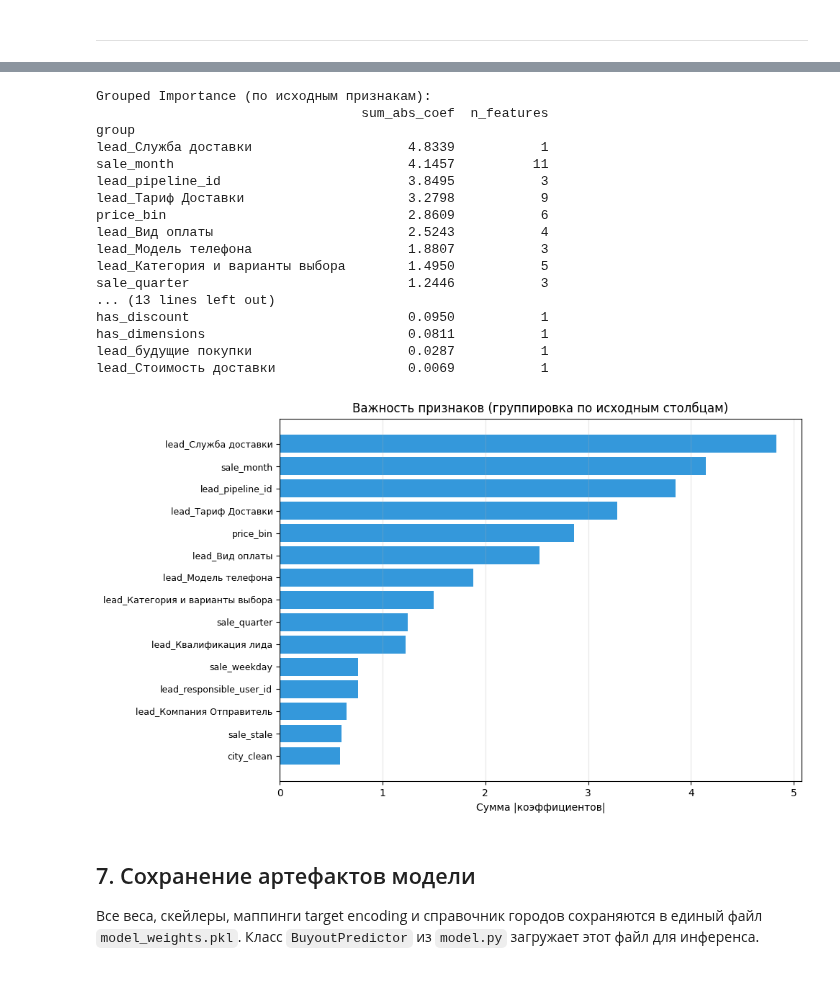
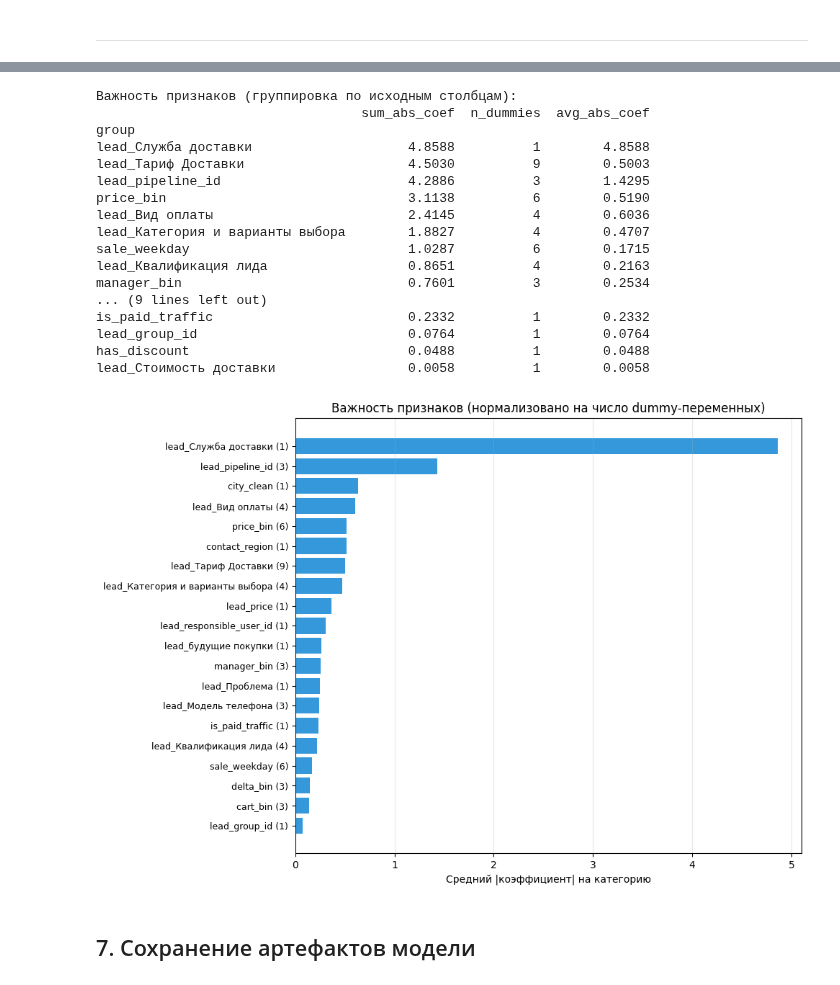
Before and after one commit to FlufffyMelon/Artraid-Hackaton, a Jupyter notebook: 02_model_training.ipynb, the cells around one changed output, grey strips where cells are left out. Cells and saved outputs as stored; diff of their text form; code cells hidden in the pictures.

Commit message:
Added new features and improved data processing and learning pipelines

```diff
--- a/02_model_training.ipynb
+++ b/02_model_training.ipynb
@@ -100,12 +96,12 @@ ret_all = pd.concat([ret_train, ret_test, ret_val])
 ret_all['deals_group'] = ret_all['contact_Число сделок'].clip(upper=6).astype(int).astype(str)
 ret_all.loc[ret_all['contact_Число сделок'] >= 6, 'deals_group'] = '6+'
 
-stats = ret_all.groupby('deals_group')['buyout_flag'].agg(['mean', 'count']).sort_index()
+stats = ret_all.groupby('deals_group')[target].agg(['mean', 'count']).sort_index()
 stats.columns = ['buyout_rate', 'count']
 
 print('Buyout rate по числу прошлых заказов:')
 print(stats.to_string(float_format='%.4f'))
-print(f'\nОбщий buyout rate повторных: {ret_all["buyout_flag"].mean():.4f}')
+print(f'\nОбщий buyout rate повторных: {ret_all[target].mean():.4f}')
 
 fig, ax = plt.subplots(figsize=(8, 4))
 colors_bar = [GREEN if r >= 0.95 else '#f39c12' for r in stats['buyout_rate']]
@@ -543,13 +487,12 @@ feat_imp = pd.DataFrame({
     'coef': model_new.coef_[0],
     'abs_coef': np.abs(model_new.coef_[0]),
     'odds_ratio': np.exp(model_new.coef_[0]),
-}).sort_values('abs_coef', ascending=False)
+}).sort_values('odds_ratio', ascending=False)
 
 print(f'Encoded-признаков: {len(feat_imp)}')
-print(f'\nТоп-25 по |коэффициенту|:')
-print(feat_imp.head(25).to_string(index=False, float_format='%.4f'))
+print(f'\nВсе признаки по |коэффициенту|:')
+print(feat_imp.to_string(index=False, float_format='%.4f'))
 
-# Bar chart
 top25 = feat_imp.head(25).iloc[::-1]
 colors = [GREEN if c > 0 else RED for c in top25['coef']]
 fig, ax = plt.subplots(figsize=(10, 8))
@@ -582,59 +525,61 @@ lead_Тариф Доставки_Экономичная посылка скла
 # %%
-# Группировка важности по исходным признакам
 def get_group(col_name):
+    """Определяет исходный признак по имени encoded-столбца."""
     if col_name in bin_cols or col_name in num_cols:
         return col_name
     for tc in geo_cols + te_cat_cols:
         if col_name == tc + '_te':
             return tc
     for cat in sorted(cat_cols, key=len, reverse=True):
         if col_name.startswith(cat + '_'):
             return cat
     return col_name
 
 feat_imp['group'] = feat_imp['feature'].apply(get_group)
 
 grouped = feat_imp.groupby('group').agg(
     sum_abs_coef=('abs_coef', 'sum'),
-    n_features=('feature', 'count'),
+    n_dummies=('feature', 'count'),
 ).sort_values('sum_abs_coef', ascending=False)
 
-print('Grouped Importance (по исходным признакам):')
+grouped['avg_abs_coef'] = grouped['sum_abs_coef'] / grouped['n_dummies']
+
+print('Важность признаков (группировка по исходным столбцам):')
 print(grouped.to_string(float_format='%.4f'))
 
-# Bar chart grouped
-top15g = grouped.head(15).iloc[::-1]
-fig, ax = plt.subplots(figsize=(10, 6))
-ax.barh(range(len(top15g)), top15g['sum_abs_coef'].values, color='#3498db')
-ax.set_yticks(range(len(top15g)))
-ax.set_yticklabels(top15g.index, fontsize=9)
-ax.set_xlabel('Сумма |коэффициентов|')
-ax.set_title('Важность признаков (группировка по исходным столбцам)')
+# Нормализованный график: средний |коэффициент| на категорию
+top_g = grouped.sort_values('avg_abs_coef', ascending=False).head(20).iloc[::-1]
+
+fig, ax = plt.subplots(figsize=(10, 7))
+labels = [f'{idx} ({int(grouped.loc[idx, "n_dummies"])})' for idx in top_g.index]
+ax.barh(range(len(top_g)), top_g['avg_abs_coef'].values, color='#3498db')
+ax.set_yticks(range(len(top_g)))
+ax.set_yticklabels(labels, fontsize=9)
+ax.set_xlabel('Средний |коэффициент| на категорию')
+ax.set_title('Важность признаков (нормализовано на число dummy-переменных)')
 ax.grid(axis='x', alpha=0.3)
 plt.tight_layout(); plt.show()
 # %% [output]
-Grouped Importance (по исходным признакам):
-                                  sum_abs_coef  n_features
+Важность признаков (группировка по исходным столбцам):
+                                  sum_abs_coef  n_dummies  avg_abs_coef
 group
-lead_Служба доставки                    4.8339           1
-sale_month                              4.1457          11
-lead_pipeline_id                        3.8495           3
-lead_Тариф Доставки                     3.2798           9
-price_bin                               2.8609           6
-lead_Вид оплаты                         2.5243           4
-lead_Модель телефона                    1.8807           3
-lead_Категория и варианты выбора        1.4950           5
-sale_quarter                            1.2446           3
-... (13 lines left out)
-has_discount                            0.0950           1
-has_dimensions                          0.0811           1
-lead_будущие покупки                    0.0287           1
-lead_Стоимость доставки                 0.0069           1
+lead_Служба доставки                    4.8588          1        4.8588
+lead_Тариф Доставки                     4.5030          9        0.5003
+lead_pipeline_id                        4.2886          3        1.4295
+price_bin                               3.1138          6        0.5190
+lead_Вид оплаты                         2.4145          4        0.6036
+lead_Категория и варианты выбора        1.8827          4        0.4707
+sale_weekday                            1.0287          6        0.1715
+lead_Квалификация лида                  0.8651          4        0.2163
+manager_bin                             0.7601          3        0.2534
+... (9 lines left out)
+is_paid_traffic                         0.2332          1        0.2332
+lead_group_id                           0.0764          1        0.0764
+has_discount                            0.0488          1        0.0488
+lead_Стоимость доставки                 0.0058          1        0.0058
-[figure, old version]
+[figure, new version]
-# %% [markdown]
-## 7. Сохранение артефактов модели
-
-Все веса, скейлеры, маппинги target encoding и справочник городов сохраняются в единый файл `model_weights.pkl`. Класс `BuyoutPredictor` из `model.py` загружает этот файл для инференса.
+# %% [markdown]
+## 7. Сохранение артефактов модели
 # %%
 # TE-маппинги из полного new_train
 te_maps = {}
```
Also changed, not shown: parts of 29 cells of this notebook, 3 other files.
